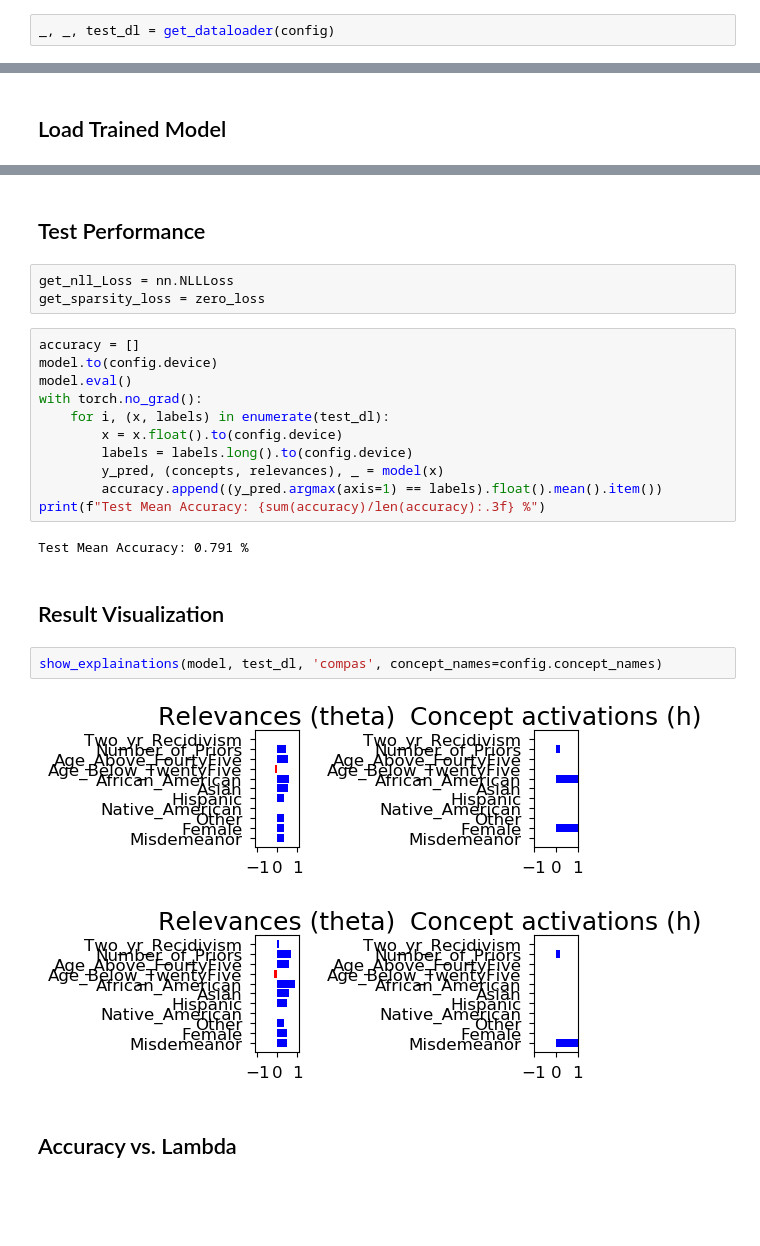
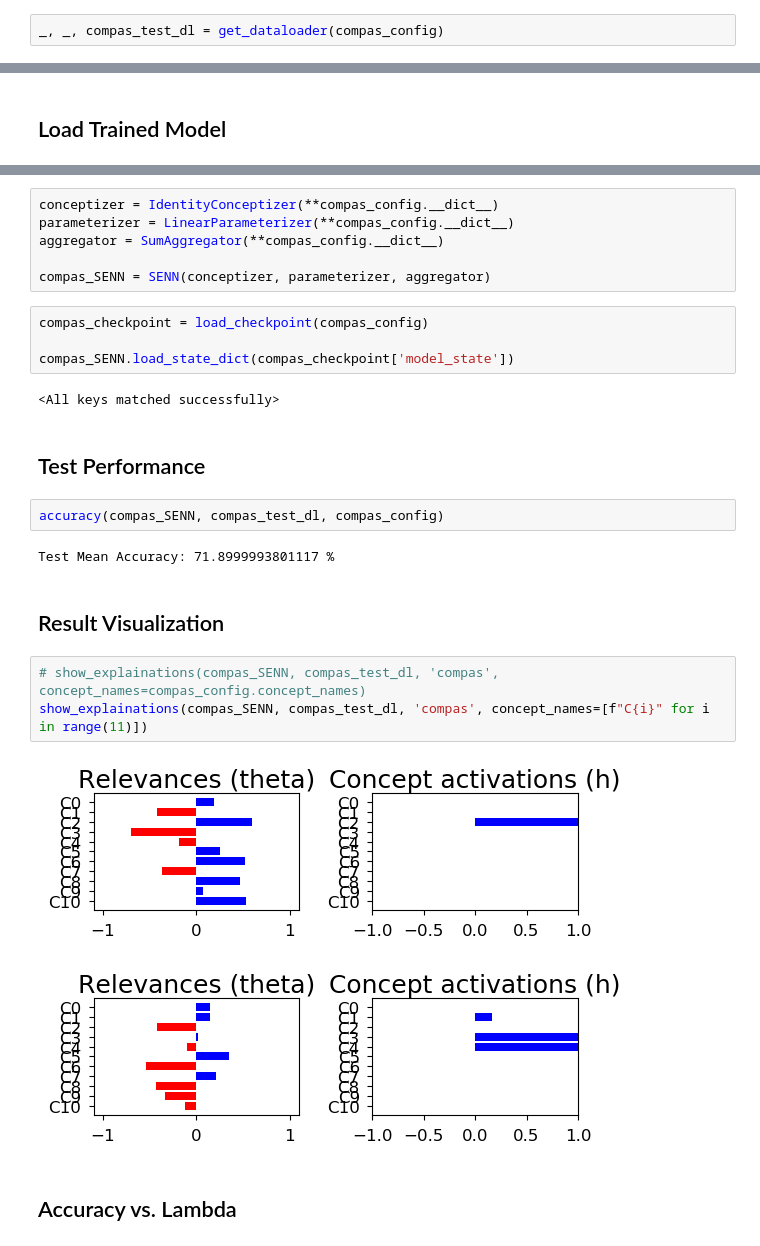
Before and after one commit to AmanDaVinci/SENN, a Jupyter notebook: report_chris.ipynb, the cells around one changed output, grey strips where cells are left out. Saved outputs shown, nothing was run; the diff lists cells and outputs as text; blank space fills up the shorter version.

```diff
--- a/report_chris.ipynb
+++ b/report_chris.ipynb
@@ -125,7 +125,7 @@ config = SimpleNamespace(**config)
 # %% [markdown]
 ## Load Test Data
 # %%
-_, _, test_dl = get_dataloader(config)
+_, _, compas_test_dl = get_dataloader(compas_config)
 # %% [output]
 Finish preprocessing data..
 # %% [markdown]
@@ -152,28 +133,29 @@ model.load_state_dict(checkpoint['model_state'])
+# %%
+conceptizer = IdentityConceptizer(**compas_config.__dict__)
+parameterizer = LinearParameterizer(**compas_config.__dict__)
+aggregator = SumAggregator(**compas_config.__dict__)
+
+compas_SENN = SENN(conceptizer, parameterizer, aggregator)
+# %%
+compas_checkpoint = load_checkpoint(compas_config)
+
+compas_SENN.load_state_dict(compas_checkpoint['model_state'])
+# %% [output]
+<All keys matched successfully>
 # %% [markdown]
 ## Test Performance
-# %%
-get_nll_Loss = nn.NLLLoss
-get_sparsity_loss = zero_loss
-# %%
-accuracy = []
-model.to(config.device)
-model.eval()
-with torch.no_grad():
-    for i, (x, labels) in enumerate(test_dl):
-        x = x.float().to(config.device)
-        labels = labels.long().to(config.device)
-        y_pred, (concepts, relevances), _ = model(x)
-        accuracy.append((y_pred.argmax(axis=1) == labels).float().mean().item())
-print(f"Test Mean Accuracy: {sum(accuracy)/len(accuracy):.3f} %")
-# %% [output]
-Test Mean Accuracy: 0.791 %
+# %%
+accuracy(compas_SENN, compas_test_dl, compas_config)
+# %% [output]
+Test Mean Accuracy: 71.8999993801117 %
 # %% [markdown]
 ## Result Visualization
-# %%
-show_explainations(model, test_dl, 'compas', concept_names=config.concept_names)
-# %% [output]
-[figure, removed]
-[figure, removed]
+# %%
+# show_explainations(compas_SENN, compas_test_dl, 'compas', concept_names=compas_config.concept_names)
+show_explainations(compas_SENN, compas_test_dl, 'compas', concept_names=[f"C{i}" for i in range(11)])
+# %% [output]
+[figure, added]
+[figure, added]
 # %% [markdown]
 ## Accuracy vs. Lambda
 # %%
```
Also changed, not shown: parts of 44 cells of this notebook, 5 other files.
